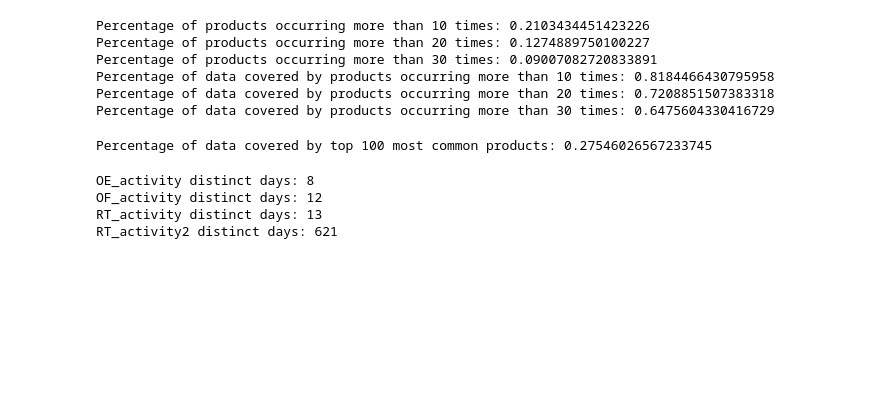
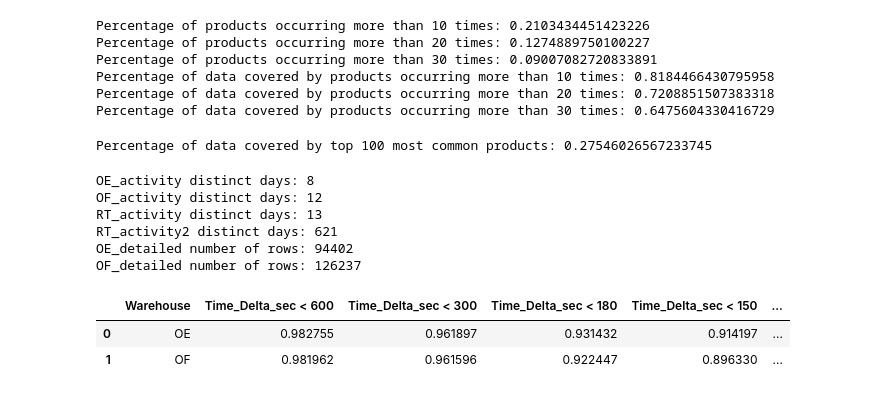
Before and after one commit to JiashenWangg/Lucas_Systems_Capstone_Project, a Jupyter notebook: EDA_Jiashen/eda_week7_9.ipynb, the cells around one changed output. Drawn from its saved outputs; the diff is of its cells as text; code cells hidden in the pictures; blank space fills up the shorter version.

```diff
--- a/EDA_Jiashen/eda_week7_9.ipynb
+++ b/EDA_Jiashen/eda_week7_9.ipynb
@@ -120,8 +170,28 @@ print("OE_activity distinct days:", OE_Activity_prepped["Timestamp"].dt.date.nun
 print("OF_activity distinct days:", pd.read_parquet(Path("../data/processed/of_activity_prepped.parquet"))["Timestamp"].dt.date.nunique())
 print("RT_activity distinct days:", pd.read_parquet(Path("../data/processed/rt_activity_prepped.parquet"))["Timestamp"].dt.date.nunique())
 print("RT_activity2 distinct days:", pd.read_parquet(Path("../data/processed/rt_activity2_prepped.parquet"))["Timestamp"].dt.date.nunique())
+
+# compare number of rows for OE_detailed, OF_detailed
+print("OE_detailed number of rows:", OE_detailed.shape[0])
+print("OF_detailed number of rows:", OF_detailed.shape[0])
 # %% [output]
 OE_activity distinct days: 8
 OF_activity distinct days: 12
 RT_activity distinct days: 13
 RT_activity2 distinct days: 621
+OE_detailed number of rows: 94402
+OF_detailed number of rows: 126237
+# %%
+results_table = pd.DataFrame({
+    "Warehouse": ["OE", "OF"],
+    "Time_Delta_sec < 600": [(OE_detailed["Time_Delta_sec"] < 600).mean(), (OF_detailed["Time_Delta_sec"] < 600).mean()],
+    "Time_Delta_sec < 300": [(OE_detailed["Time_Delta_sec"] < 300).mean(), (OF_detailed["Time_Delta_sec"] < 300).mean()],
+    "Time_Delta_sec < 180": [(OE_detailed["Time_Delta_sec"] < 180).mean(), (OF_detailed["Time_Delta_sec"] < 180).mean()],
+    "Time_Delta_sec < 150": [(OE_detailed["Time_Delta_sec"] < 150).mean(), (OF_detailed["Time_Delta_sec"] < 150).mean()],
+    "Time_Delta_sec < 120": [(OE_detailed["Time_Delta_sec"] < 120).mean(), (OF_detailed["Time_Delta_sec"] < 120).mean()]
+})
+display(results_table)
+# %% [output]
+|  | Warehouse | Time_Delta_sec < 600 | Time_Delta_sec < 300 | Time_Delta_sec < 180 | Time_Delta_sec < 150 | ... |
+| 0 | OE | 0.982755 | 0.961897 | 0.931432 | 0.914197 | ... |
+| 1 | OF | 0.981962 | 0.961596 | 0.922447 | 0.896330 | ... |
```
Also changed, not shown: parts of 4 cells of this notebook, 7 other files.
